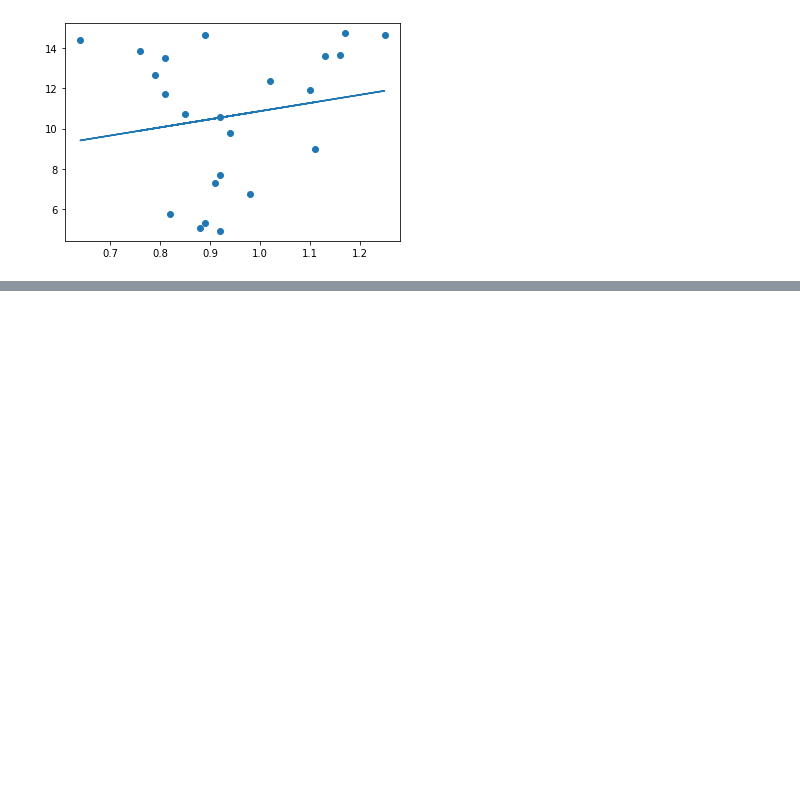
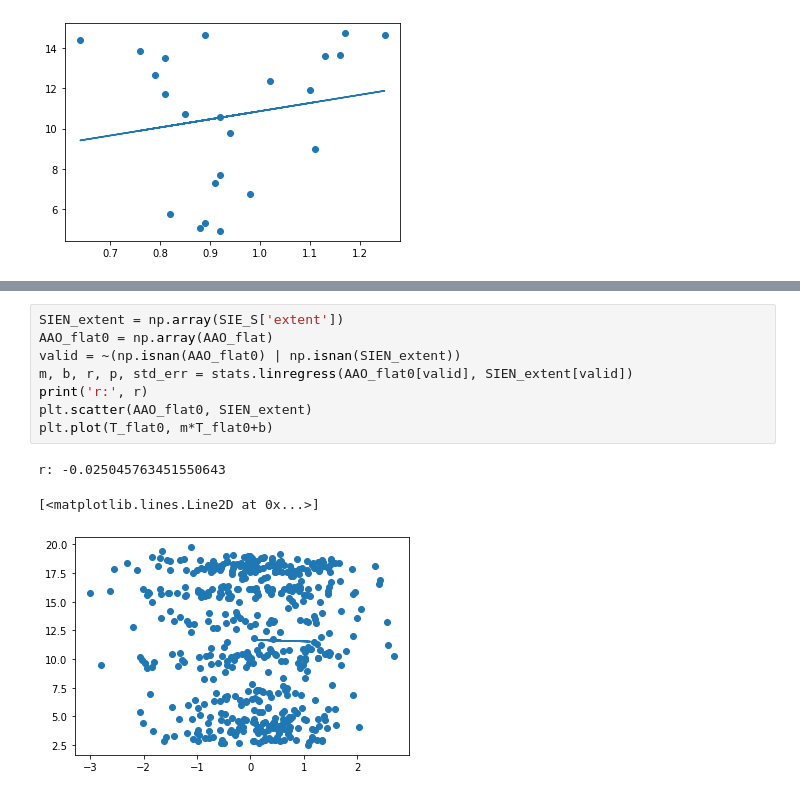
Before and after one commit to Rainette9/AO_Sea-ice, a Jupyter notebook: Data/Project 5.ipynb, the cells around one changed output, grey strips where cells are left out. Cells and saved outputs as stored; diff of their text form; blank space fills up the shorter version.

```diff
--- a/Data/Project 5.ipynb
+++ b/Data/Project 5.ipynb
@@ -112,0 +131,12 @@ Text(0.5, 0, 'Temperature')
+# %%
+SIEN_extent = np.array(SIE_S['extent'])
+AAO_flat0 = np.array(AAO_flat)
+valid = ~(np.isnan(AAO_flat0) | np.isnan(SIEN_extent))
+m, b, r, p, std_err = stats.linregress(AAO_flat0[valid], SIEN_extent[valid])
+print('r:', r)
+plt.scatter(AAO_flat0, SIEN_extent)
+plt.plot(T_flat0, m*T_flat0+b)
+# %% [output]
+r: -0.025045763451550643
+[<matplotlib.lines.Line2D at 0x...>]
+[figure, added]
```
Also changed, not shown: parts of 7 cells of this notebook.
